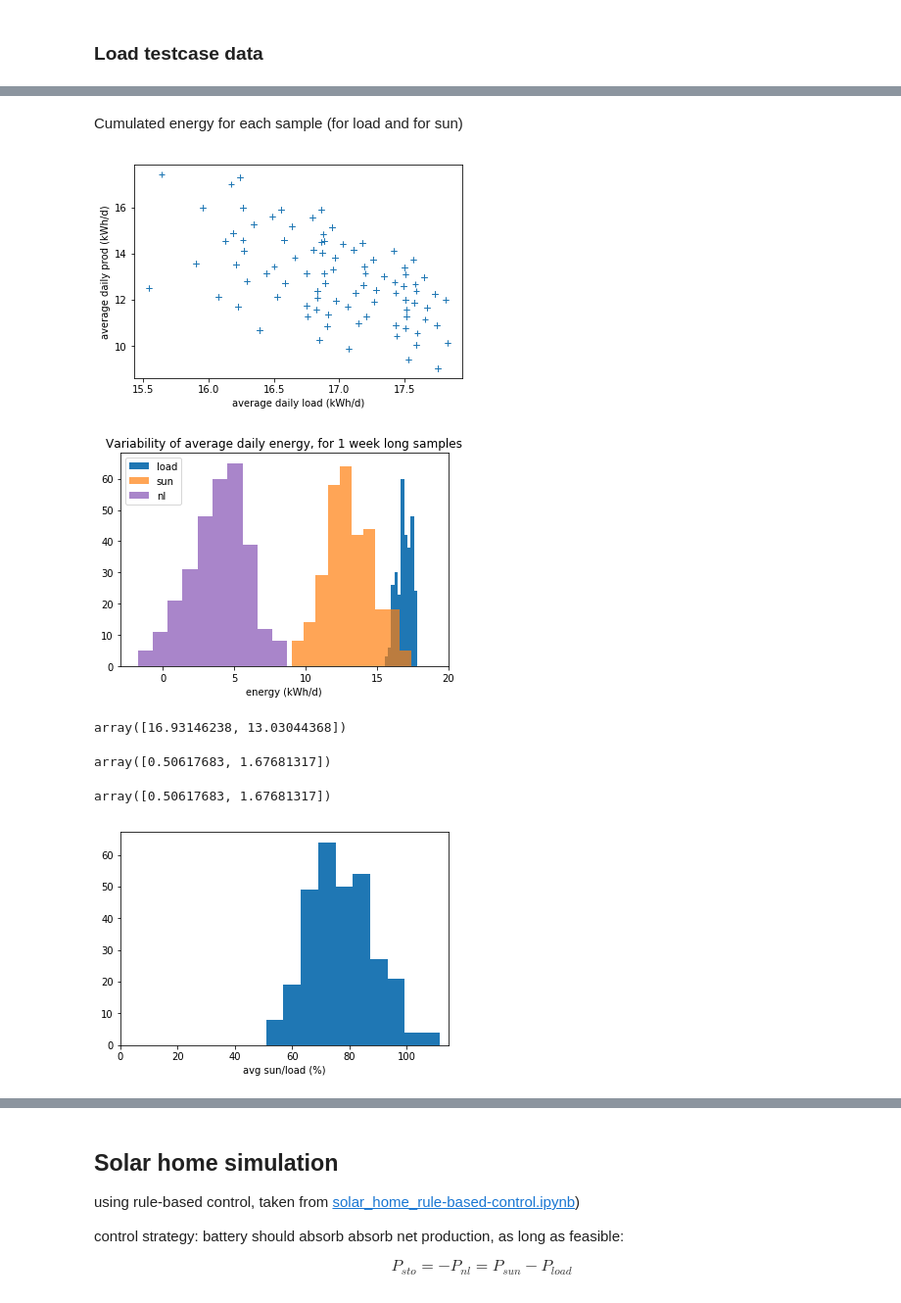
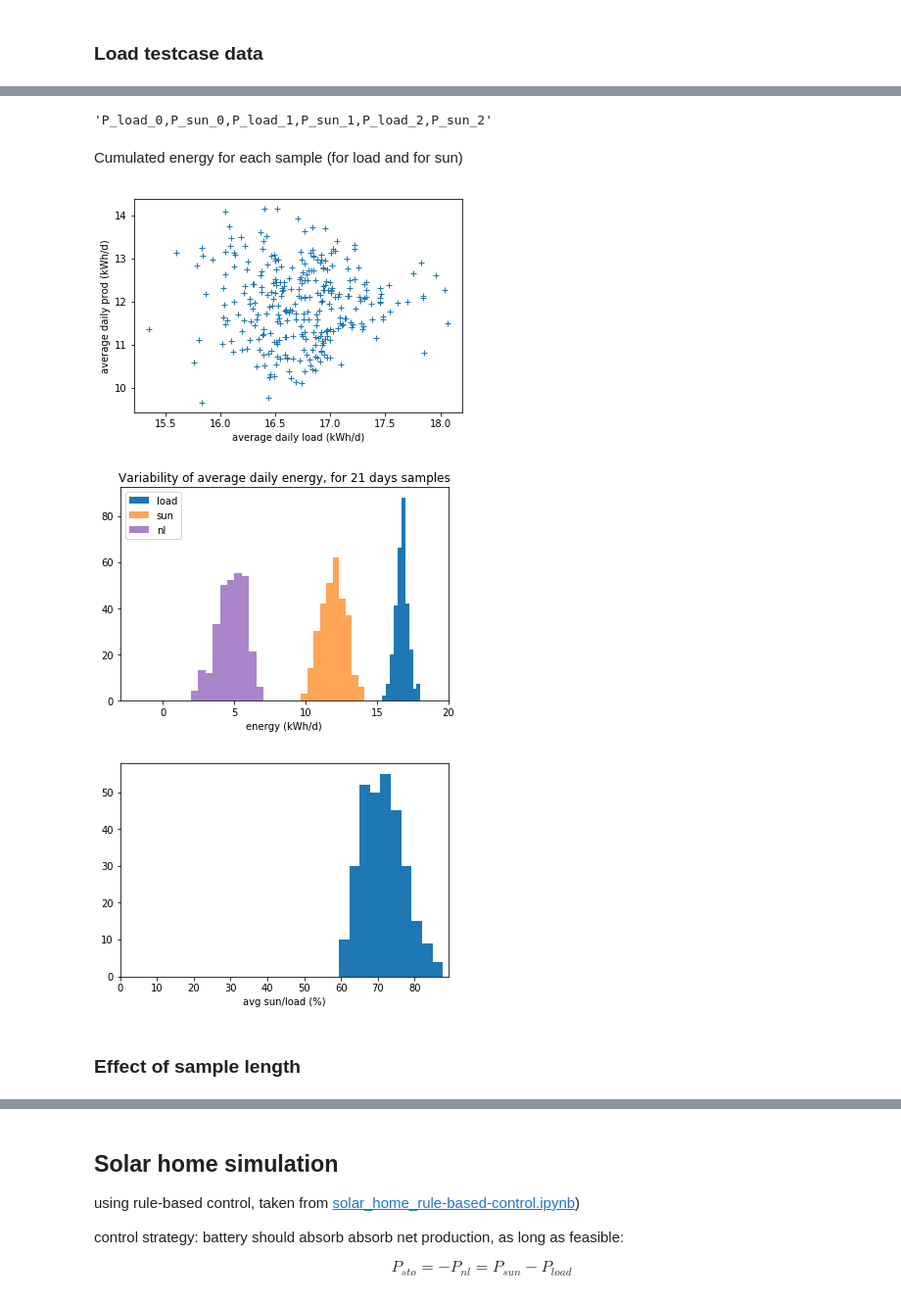
Before and after one commit to pierre-haessig/solarhome-control-bench, a Jupyter notebook: comparison/Benchmark_Sensitivity.ipynb, the cells around one changed output, grey strips where cells are left out. Shown at 98% size. Drawn from its saved outputs; the diff is of its cells as text; code cells hidden in the pictures.

```diff
--- a/comparison/Benchmark_Sensitivity.ipynb
+++ b/comparison/Benchmark_Sensitivity.ipynb
@@ -21,11 +21,8 @@ P_grid_max = 3 # kW
 df = pd.read_csv('../data/data_2011-2012.csv', index_col=0, parse_dates=True)
 
 # slice test weeks
-df = df['2011-11-29':'2011-12-05'] # 1 week
-#df = df['2011-11-29':'2011-12-12'] # 2 weeks
-#df = df['2011-11-29':'2011-12-19'] # 3 weeks
-#df = df['2011-11-29':'2011-12-26'] # 4 weeks
+df = df['2011-11-29':'2011-12-19'] # 3 weeks
 
 n = len(df)
-n
+n//48
 # %% [output]
@@ -116,0 +94,4 @@ bootstrapping 300 samples out of 343 possibilities
+# %%
+# number of samples
+nsamp = 300
+print('nb of data points to generate: {:.1f} k'.format(nsamp * X.size/1000))
@@ -116,0 +100,5 @@ bootstrapping 300 samples out of 343 possibilities
+# %%
+# block size (as nb of days)
+blen = 5
+np.random.seed(0)
+Xb_list = seasonal_block_bootstrap(X, nsamp, 48, blen)
@@ -116,0 +128,7 @@ bootstrapping 300 samples out of 343 possibilities
+# %%
+header = (['P_load_%d' % k, 'P_sun_%d' % k] for k in range(nsamp))
+header = sum(header, [])
+header = ','.join(header)
+header[:50]
+# %% [output]
+'P_load_0,P_sun_0,P_load_1,P_sun_1,P_load_2,P_sun_2'
@@ -117,41 +139,40 @@ bootstrapping 300 samples out of 343 possibilities
 # %% [markdown]
 Cumulated energy for each sample (for load and for sun)
 # %%
+# truncate samples to see the effect of the length
+ndays = 21
+
 X_cumen = np.zeros((len(Xb_list), 2))
 for k, Xb in enumerate(Xb_list):
+    # truncate:
+    Xb = Xb[:ndays*48,:]
     X_cumen[k,:] = Xb.mean(axis=0)*24 # kWh/day
+
+P_load_cumen = X_cumen[:,0]
+P_sun_cumen = X_cumen[:,1]
+P_nl_cumen = P_load_cumen - P_sun_cumen
 # %%
-plt.plot(X_cumen[:,0], X_cumen[:,1], '+')
+plt.plot(P_load_cumen, P_sun_cumen, '+')
 plt.xlabel('average daily load (kWh/d)');
 plt.ylabel('average daily prod (kWh/d)');
 # %% [output]
-[figure, old version]
+[figure, new version]
 # %%
-plt.title('Variability of average daily energy, for {} week long samples'.format(n//(48*7)))
-plt.hist(X_cumen[:,0], label='load')
-plt.hist(X_cumen[:,1], alpha=0.7, label='sun')
-plt.hist(X_cumen[:,0] - X_cumen[:,1], color='tab:purple', alpha=0.8, label='nl')
+plt.title('Variability of average daily energy, for {} days samples'.format(ndays))
+plt.hist(P_load_cumen, label='load')
+plt.hist(P_sun_cumen, alpha=0.7, label='sun')
+plt.hist(P_nl_cumen, color='tab:purple', alpha=0.8, label='nl')
 plt.legend()
 plt.xlabel('energy (kWh/d)')
 plt.xlim(-3, 20);
-plt.savefig('var_daily_ener_w{}.png'.format(n//(48*7)), dpi=150)
+plt.savefig('var_daily_ener_d{}.png'.format(ndays), dpi=150)
 # %% [output]
-[figure, old version]
+[figure, new version]
-# %%
-X_cumen.mean(axis=0)
-# %% [output]
-array([16.93146238, 13.03044368])
-# %%
-X_cumen.std(axis=0)
-# %% [output]
-array([0.50617683, 1.67681317])
-# %%
-X_cumen.std(axis=0)
-# %% [output]
-array([0.50617683, 1.67681317])
 # %%
-plt.hist(X_cumen[:,1]/X_cumen[:,0]*100);
+plt.hist(P_sun_cumen/P_load_cumen*100);
 plt.xlim(xmin=0)
 plt.xlabel('avg sun/load (%)');
 # %% [output]
-[figure, old version]
+[figure, new version]
+# %% [markdown]
+### Effect of sample length
```
Also changed, not shown: parts of 22 cells of this notebook, 18 other files.
